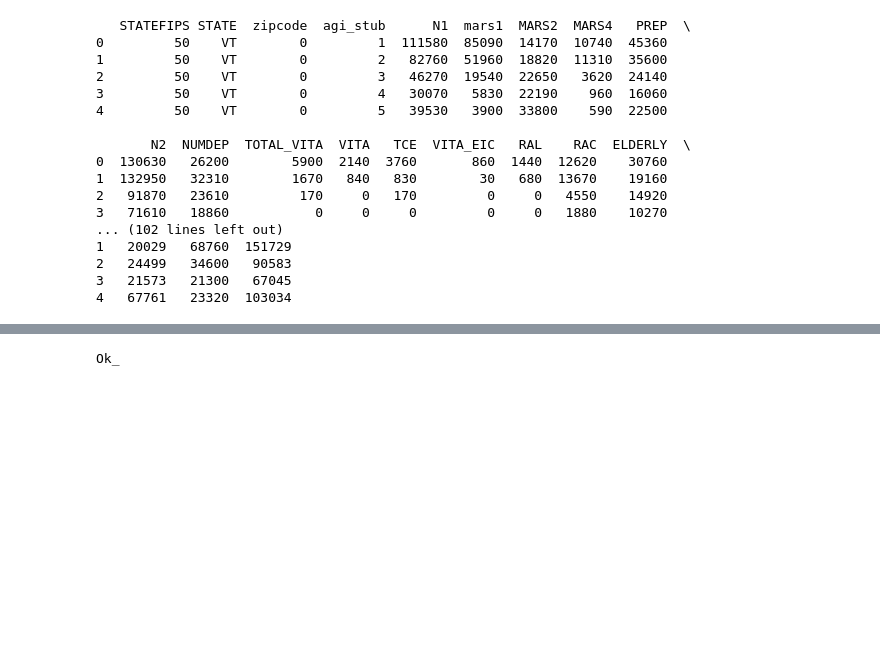
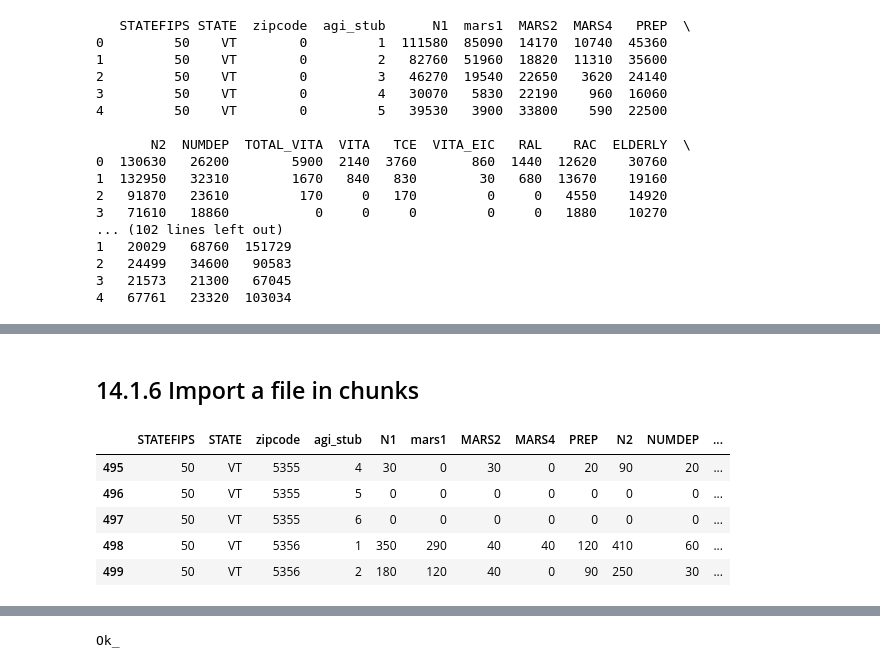
Before and after one commit to oecorrechag/Data-Engineer-track, a Jupyter notebook: Course 14 Streamlined Data Ingestion with pandas/notebooks/14.1.0_Importing Data from Flat Files.ipynb, the cells around one changed output, grey strips where cells are left out. Drawn from its saved outputs; the diff is of its cells as text; code cells hidden in the pictures; blank space fills up the shorter version.

```diff
--- a/Course 14 Streamlined Data Ingestion with pandas/notebooks/14.1.0_Importing Data from Flat Files.ipynb
+++ b/Course 14 Streamlined Data Ingestion with pandas/notebooks/14.1.0_Importing Data from Flat Files.ipynb
@@ -55,0 +91,13 @@ vt_tax_data_2016
+# %% [markdown]
+## 14.1.6 Import a file in chunks
+# %%
+vt_data_first500 = pd.read_csv(raw / "vt_tax_data_2016.csv",
+                                nrows=500)
+vt_data_first500.tail()
+# %% [output]
+|  | STATEFIPS | STATE | zipcode | agi_stub | N1 | mars1 | MARS2 | MARS4 | PREP | N2 | NUMDEP | ... |
+| 495 | 50 | VT | 5355 | 4 | 30 | 0 | 30 | 0 | 20 | 90 | 20 | ... |
+| 496 | 50 | VT | 5355 | 5 | 0 | 0 | 0 | 0 | 0 | 0 | 0 | ... |
+| 497 | 50 | VT | 5355 | 6 | 0 | 0 | 0 | 0 | 0 | 0 | 0 | ... |
+| 498 | 50 | VT | 5356 | 1 | 350 | 290 | 40 | 40 | 120 | 410 | 60 | ... |
+| 499 | 50 | VT | 5356 | 2 | 180 | 120 | 40 | 0 | 90 | 250 | 30 | ... |
```
Also changed, not shown: parts of 7 cells of this notebook.
